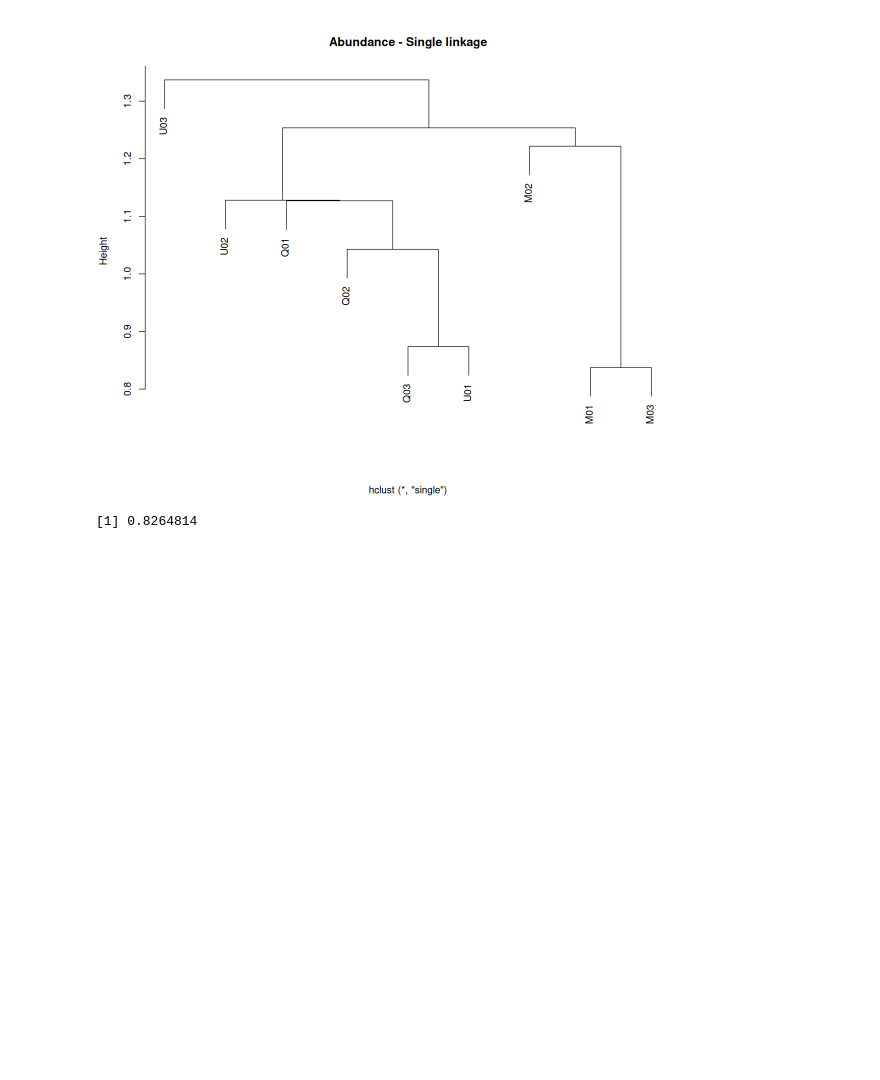
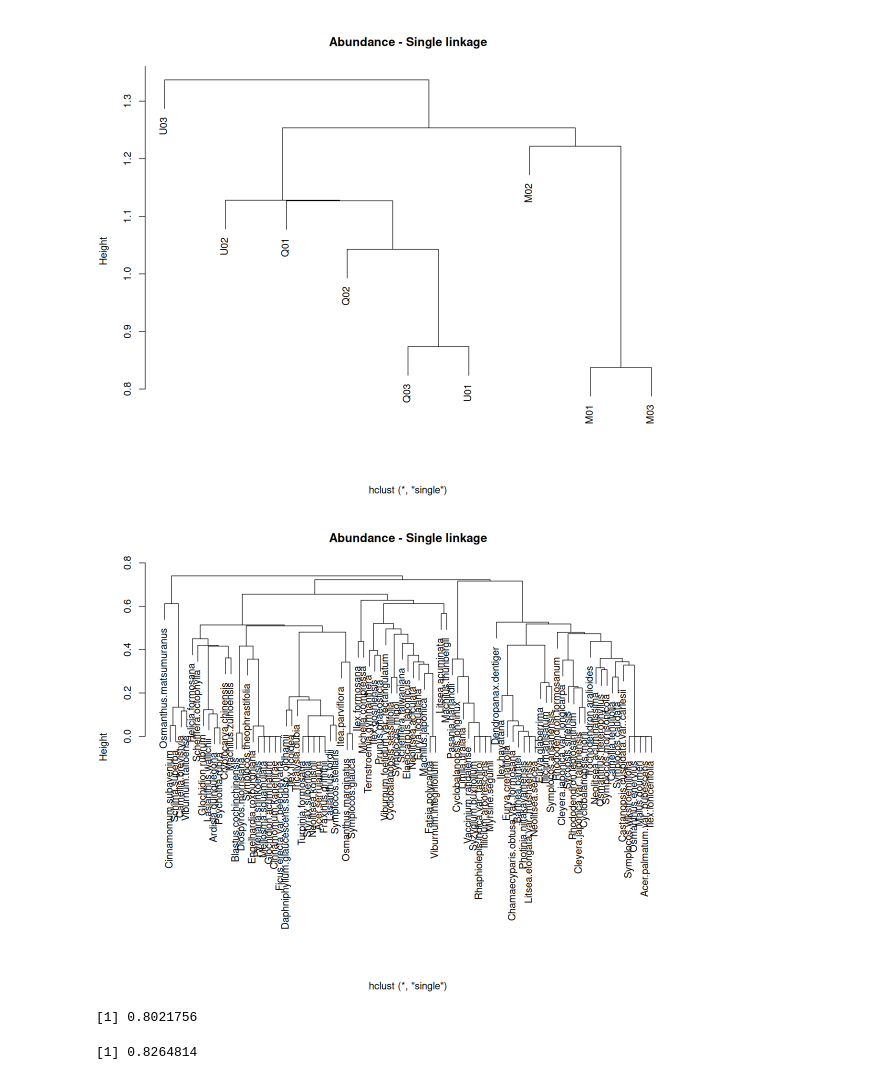
Before and after one commit to zfourati/Multivariate_statisitcs_project, a Jupyter notebook: taiwan_forest/script_emilie.ipynb, the cells around one changed output. Cells and saved outputs as stored; diff of their text form; code cells hidden in the pictures; blank space fills up the shorter version.

Commit message:
correction cluster

```diff
--- a/taiwan_forest/script_emilie.ipynb
+++ b/taiwan_forest/script_emilie.ipynb
@@ -11,3 +11,8 @@ library(factoextra)
 library(NbClust)
 # %% [markdown]
 ## Load data
+# %%
+spe <- read.delim ('https://raw.githubusercontent.com/zdealveindy/anadat-r/master/data/MQU_spe.txt', row.names = 1)
+env <- read.delim ('https://raw.githubusercontent.com/zdealveindy/anadat-r/master/data/MQU_env.txt', row.names = 1)
+traits <- read.delim ('https://raw.githubusercontent.com/zdealveindy/anadat-r/master/data/MQU_traits.txt', row.names = 1)
+loc <- read.delim ('https://raw.githubusercontent.com/zdealveindy/anadat-r/master/data/MQU_loc.txt')
@@ -13,0 +31,2 @@ library(NbClust)
+# %%
+spe2 <- t(spe)
@@ -82,6 +112,10 @@ U01
 U02
 U03 1.3369047
 [figure]
+# %%
+# Compute matrix of euclidian distances of the normalized datas among sites
+spe2.norm <- decostand(spe2, "normalize") # normalize datas
+spe2.ch <- vegdist(spe2.norm, "euc") # calculate the chord distance matrix (euclidean distance of normalized species data)
 # %% [markdown]
 ### Single linkage
 # %%
@@ -91,6 +125,24 @@ options(repr.plot.width = 10, repr.plot.height = 8)
 plot(spe.single, main = "Abundance - Single linkage", xlab = "")
 # %% [output]
 [figure]
+# %%
+# Compute and plot Ward's minimum variance agglomerative clustering
+spe.ch.single <- hclust(spe2.ch, method = "single")
+
+# Set plot size in Jupyter Notebook (10 x 8 inches)
+# Set plot size in Jupyter Notebook (10 x 8 inches)
+options(repr.plot.width = 10, repr.plot.height = 8)
+
+# Plot the dendrogram using default options
+plot(spe.ch.single,  main = "Abundance - Single linkage", xlab="")
+# %% [output]
+[figure, added]
+# %%
+#cophenetic distance
+spe.ch.single.coph <- cophenetic(spe.ch.single)
+cor(spe2.ch, spe.ch.single.coph)
+# %% [output]
+[1] 0.8021756
 # %%
 #cophenetic distance
 spe.single.coph <- cophenetic(spe.single)
```
Also changed, not shown: parts of 6 cells of this notebook.
